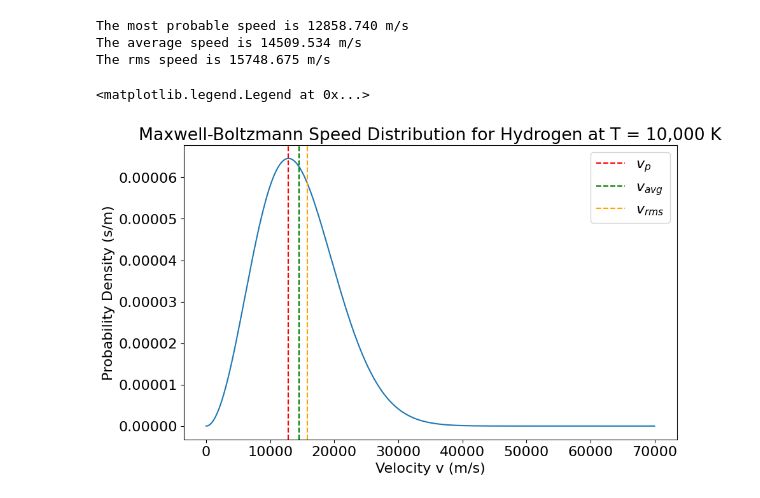
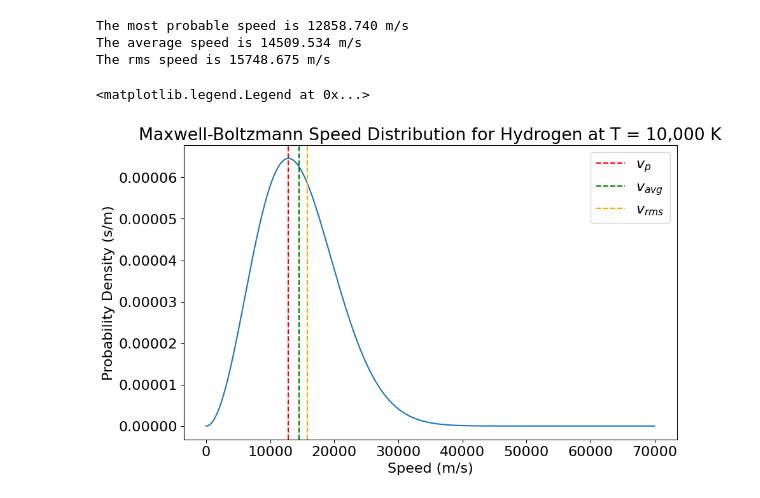
Before and after one commit to Aradhikaaa/Numerical-Integration, a Jupyter notebook: hw3_2.ipynb, the cells around one changed output. Saved outputs shown, nothing was run; the diff lists cells and outputs as text; code cells hidden in the pictures.

```diff
--- a/hw3_2.ipynb
+++ b/hw3_2.ipynb
@@ -6,7 +14,7 @@ plt.rcParams.update({'font.size': 16, 'figure.figsize': (10, 6)})
 # %%
 # Defining the Maxwell Distribution Function
 
-def distribution_fun(v,m,T):
+def distribution_fun(v,m=1.67e-27,T=10000):
     k = 1.380649e-23 #  Boltzmann Constant in (m^2 kg) / (s^2 K)
     f = (m/(2 * np.pi * k * T))**(3/2) * 4 * np.pi * v**2 * np.exp((-m * v**2)/(2 * k * T))
     return f
@@ -13,31 +28,31 @@ def distribution_fun(v,m,T):
 # %%
 m = 1.67e-27 #in Kg
 T = 10000 #in K
-k = 1.380649e-23
+k = 1.380649e-23 #Boltzmann Constant in (m^2 kg) / (s^2 K)
 
 v = np.linspace(0,70000,1000)
 
 vp = np.sqrt((2 * k * T)/m) # Most probable Speed
 v_avg = np.sqrt((8 * k * T)/ (np.pi * m)) # Average Speed
 vrms = np.sqrt((3 * k * T)/m) # Root mean squared speed
 
 print(f"The most probable speed is {vp:.3f} m/s")
 print(f"The average speed is {v_avg:.3f} m/s")
 print(f"The rms speed is {vrms:.3f} m/s")
 
 fv = distribution_fun(v,m,T)
 plt.plot(v,fv)
-plt.xlabel("Velocity v (m/s)")
+plt.xlabel("Speed (m/s)")
 plt.ylabel("Probability Density (s/m)")
 plt.title("Maxwell-Boltzmann Speed Distribution for Hydrogen at T = 10,000 K")
 plt.ticklabel_format(style='plain', axis='y')
 plt.axvline(x=vp, color='red', linestyle='--', label='$v_p$')
 plt.axvline(x=v_avg, color='green', linestyle='--', label='$v_{avg}$')
 plt.axvline(x=vrms, color='orange', linestyle='--', label='$v_{rms}$')
 plt.legend()
 # %% [output]
 The most probable speed is 12858.740 m/s
 The average speed is 14509.534 m/s
 The rms speed is 15748.675 m/s
 <matplotlib.legend.Legend at 0x...>
-[figure, old version]
+[figure, new version]
```
Also changed, not shown: parts of 14 cells of this notebook.
